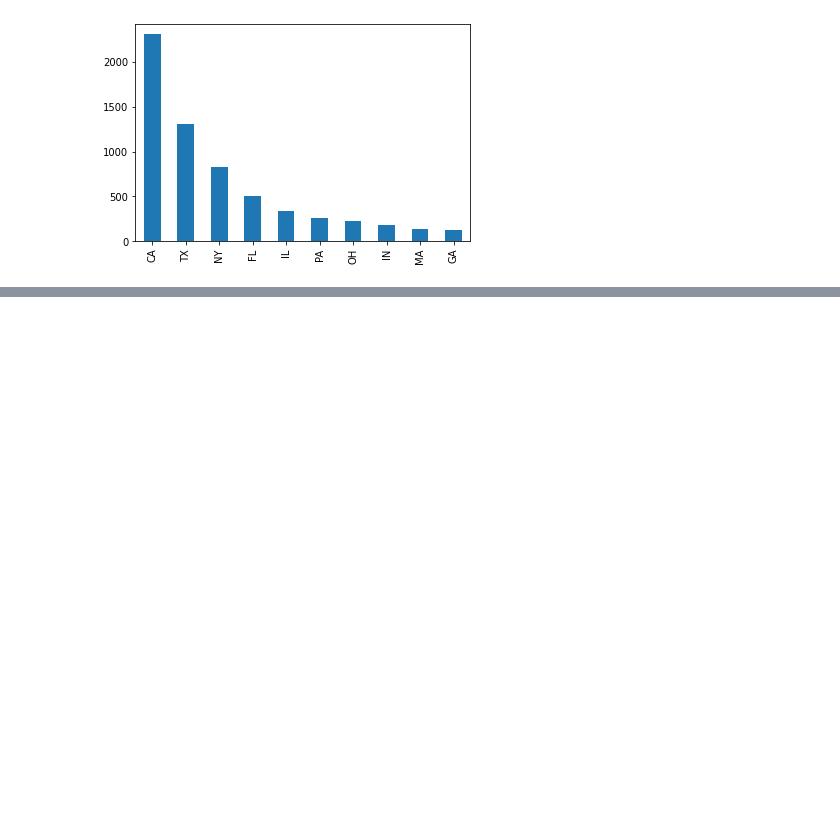
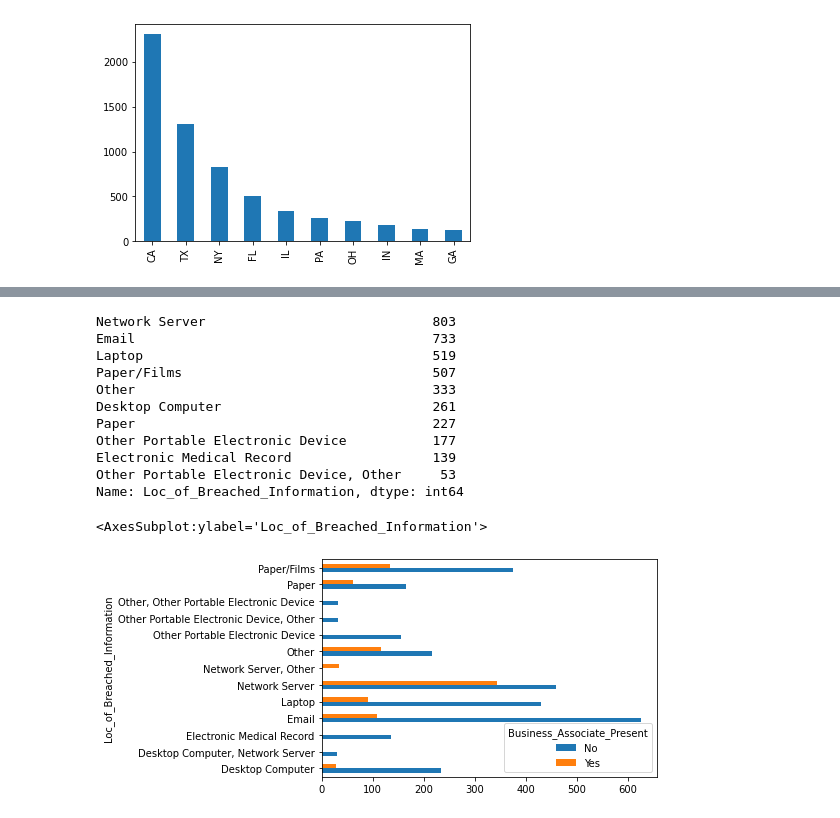
Before and after one commit to kessmith/Breach-Research, a Jupyter notebook: Data Analysis and Prep/Analysis.ipynb, the cells around one changed output, grey strips where cells are left out. Cells and saved outputs as stored; diff of their text form; code cells hidden in the pictures; blank space fills up the shorter version.

```diff
--- a/Data Analysis and Prep/Analysis.ipynb
+++ b/Data Analysis and Prep/Analysis.ipynb
@@ -108,0 +108,17 @@ df.groupby('Business_Associate_Present').Type_of_Breach.value_counts().nlargest(
+# %%
+print(Location_of_Breached_Information)
+df.groupby('Business_Associate_Present').Loc_of_Breached_Information.value_counts().nlargest(20).unstack(0).plot.barh()
+# %% [output]
+Network Server                             803
+Email                                      733
+Laptop                                     519
+Paper/Films                                507
+Other                                      333
+Desktop Computer                           261
+Paper                                      227
+Other Portable Electronic Device           177
+Electronic Medical Record                  139
+Other Portable Electronic Device, Other     53
+Name: Loc_of_Breached_Information, dtype: int64
+<AxesSubplot:ylabel='Loc_of_Breached_Information'>
+[figure, added]
```
Also changed, not shown: parts of 5 cells of this notebook, 1 other file.
